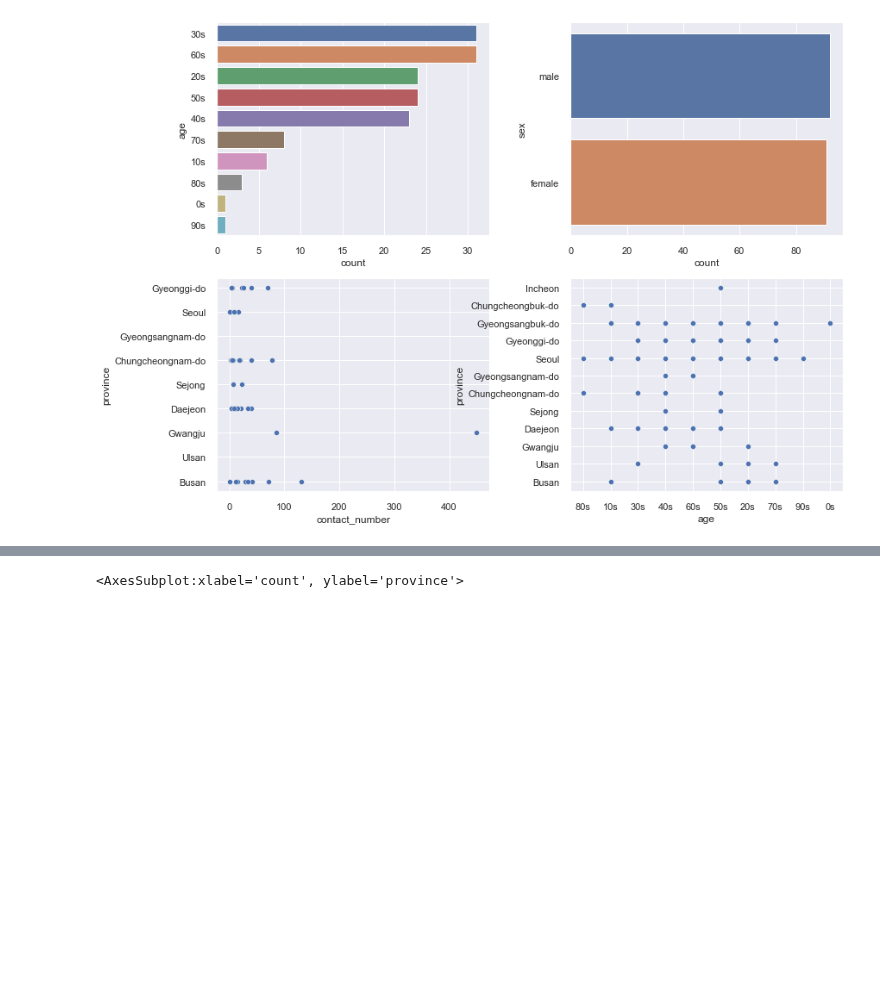
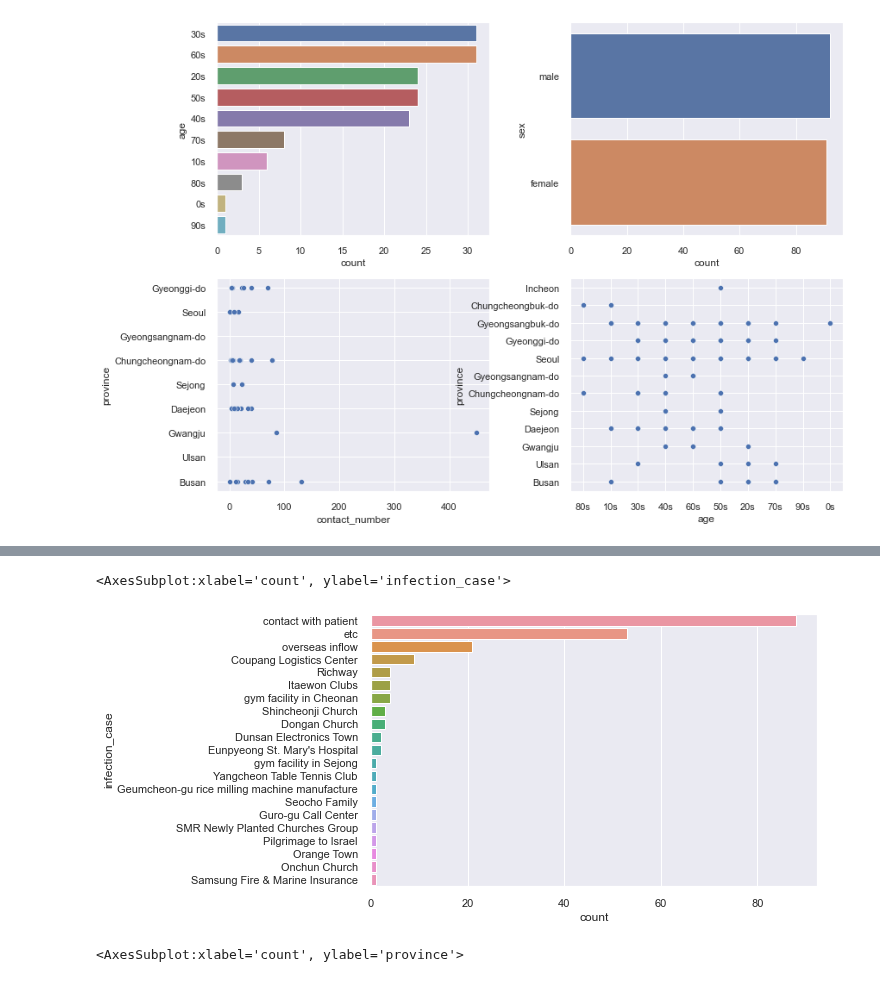
Before and after one commit to zzozzo/Datathon, a Jupyter notebook: DS_covid19.ipynb, the cells around one changed output, grey strips where cells are left out. Saved outputs shown, nothing was run; the diff lists cells and outputs as text; code cells hidden in the pictures; blank space fills up the shorter version.

```diff
--- a/DS_covid19.ipynb
+++ b/DS_covid19.ipynb
@@ -506,3 +539,14 @@ sns.scatterplot(x = 'age', y = 'province', data=data_sample_2, ax=area04)
+# %%
+g = data_sample_2.groupby(['infection_case'])['patient_id'].count()
+g = g.reset_index()
+g.rename(columns = {'patient_id':'count'}, inplace = True)
+g = g.sort_values('count', ascending = False)
+
+fig = plt.figure(figsize = (8, 5))
+sns.barplot(y = 'infection_case', x= 'count', data = g)
+# %% [output]
+<AxesSubplot:xlabel='count', ylabel='infection_case'>
+[figure, added]
 # %%
 g = data_sample_2.groupby(['province'])['patient_id'].count()
 g = g.reset_index()
```
Also changed, not shown: parts of 16 cells of this notebook.
